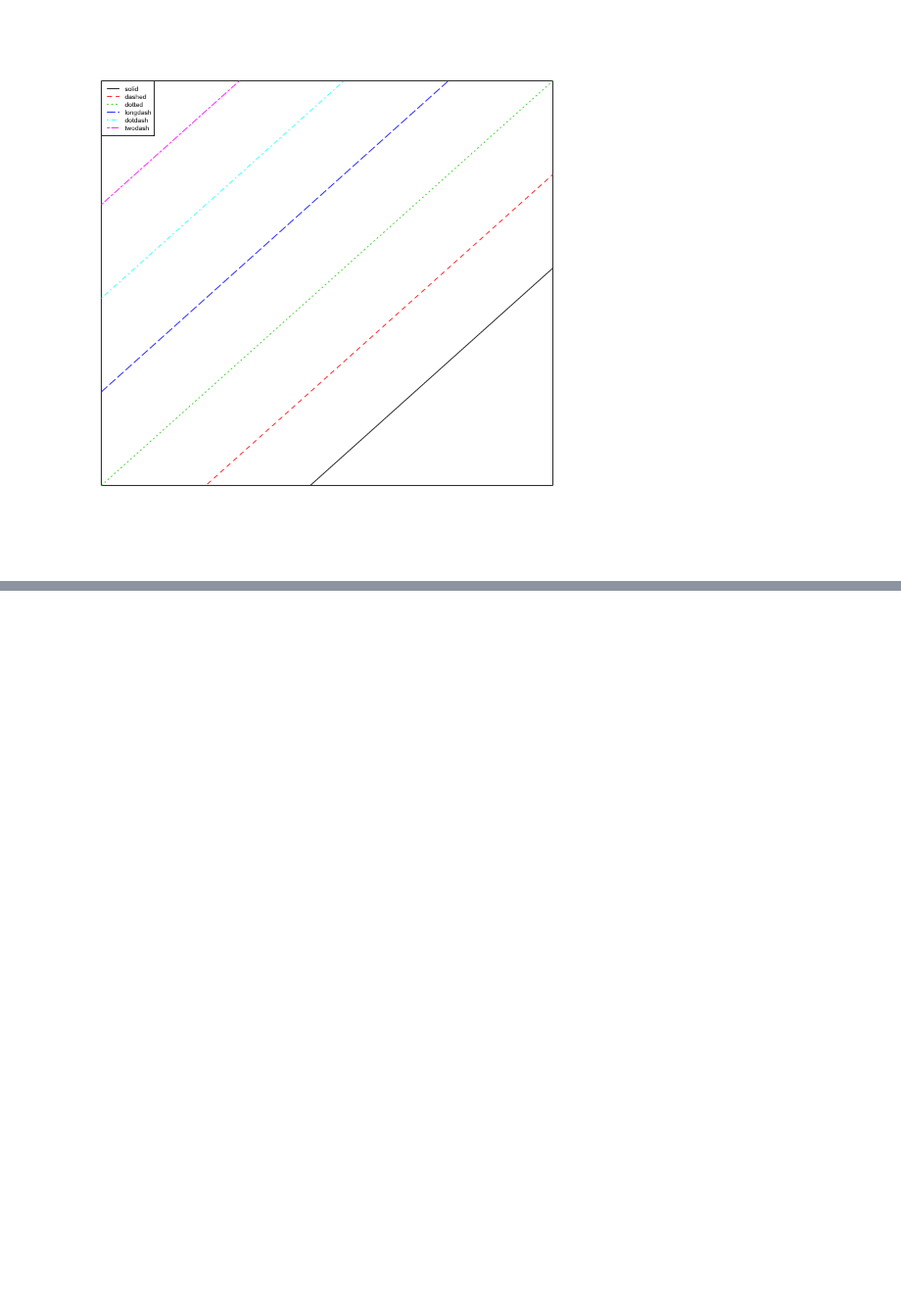
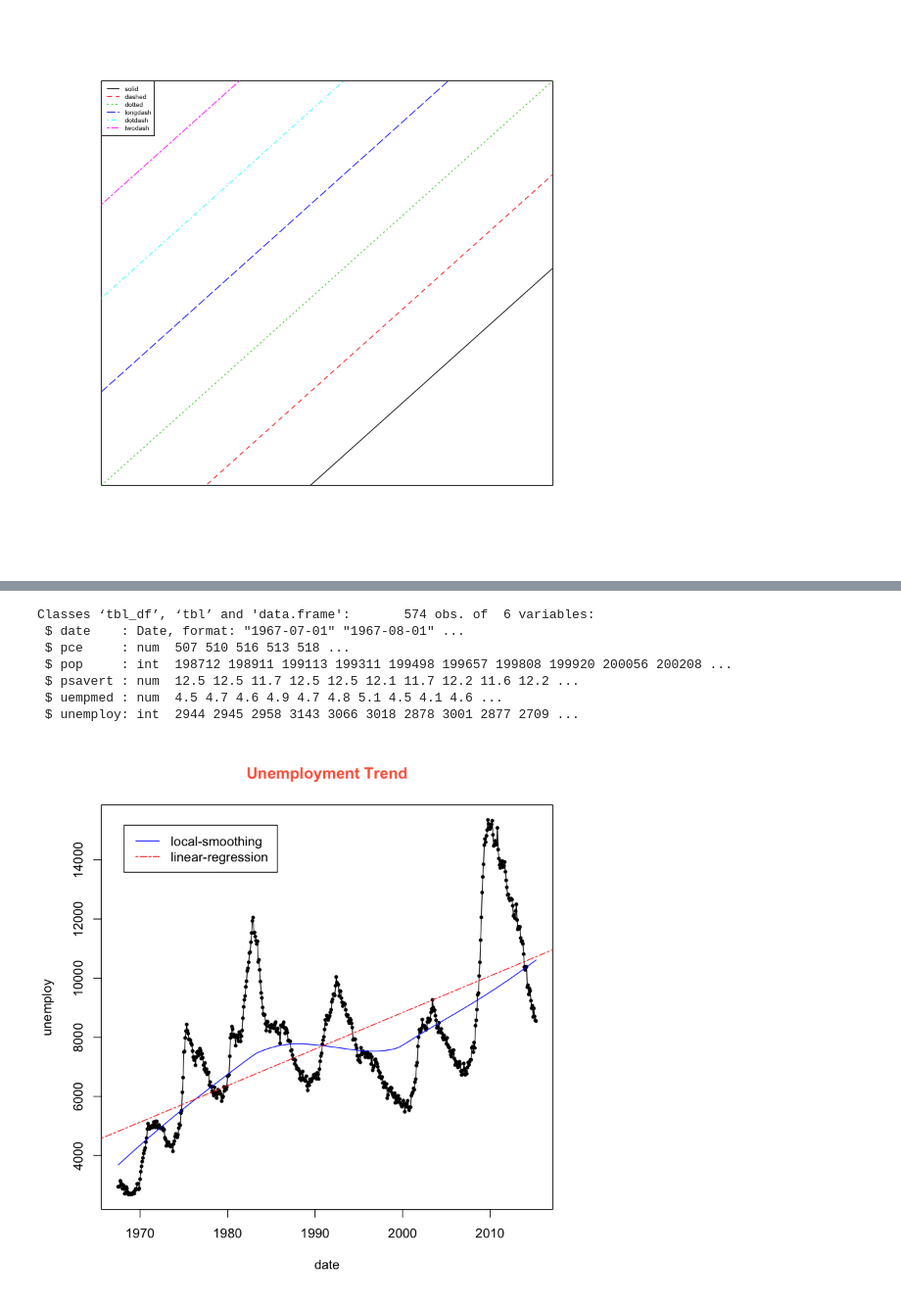
Before and after one commit to tommylee8939/TIL, a Jupyter notebook: R/R_정리/R16 ; graphics-3 ; 연습.ipynb, the cells around one changed output, grey strips where cells are left out. Shown at 98% size. Cells and saved outputs as stored; diff of their text form; code cells hidden in the pictures; blank space fills up the shorter version.

```diff
--- a/R/R_정리/R16 ; graphics-3 ; 연습.ipynb
+++ b/R/R_정리/R16 ; graphics-3 ; 연습.ipynb
@@ -42,0 +57,18 @@ boxplot(iris,subset = iris$Species)
+# %%
+# ecnomics의 데이터 이용해서
+# 년도에 따른 Unemployement 의 변화
+str(economics)
+plot(economics[c('date','unemploy')],type = 'o',pch=19,cex=0.5)
+lines(lowess(economics[c('date','unemploy')]),col='blue')
+abline(lm(unemploy~date,data=economics),lty='twodash',col='red')
+legend('topleft',inset=0.05,legend=c('local-smoothing','linear-regression'),col=c('blue','red'),lty=c('solid','twodash'))
+title(main = 'Unemployment Trend',col.main='tomato')
+# %% [output]
+Classes ‘tbl_df’, ‘tbl’ and 'data.frame':       574 obs. of  6 variables:
+ $ date    : Date, format: "1967-07-01" "1967-08-01" ...
+ $ pce     : num  507 510 516 513 518 ...
+ $ pop     : int  198712 198911 199113 199311 199498 199657 199808 199920 200056 200208 ...
+ $ psavert : num  12.5 12.5 11.7 12.5 12.5 12.1 11.7 12.2 11.6 12.2 ...
+ $ uempmed : num  4.5 4.7 4.6 4.9 4.7 4.8 5.1 4.5 4.1 4.6 ...
+ $ unemploy: int  2944 2945 2958 3143 3066 3018 2878 3001 2877 2709 ...
+[figure, added]
```
Also changed, not shown: parts of 6 cells of this notebook.
